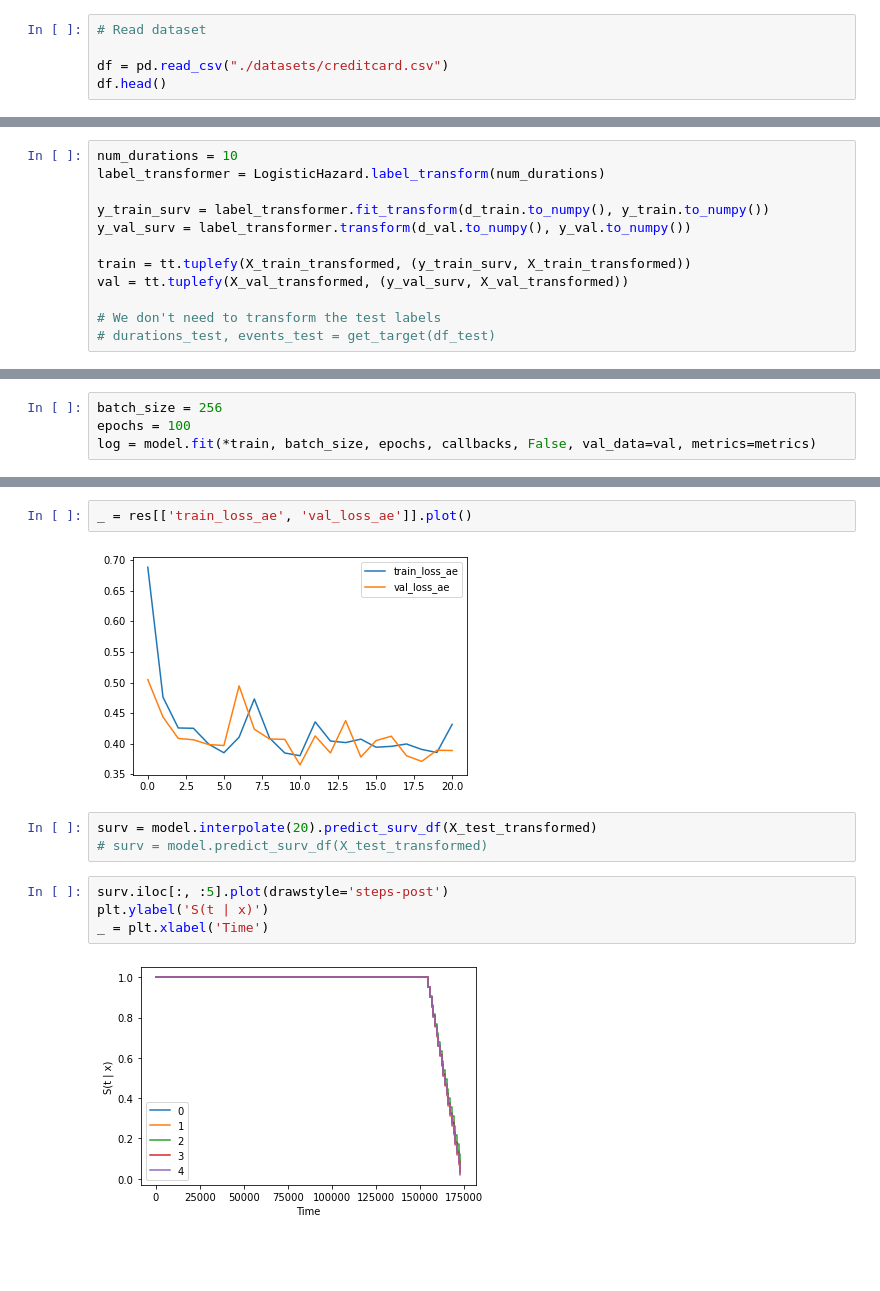
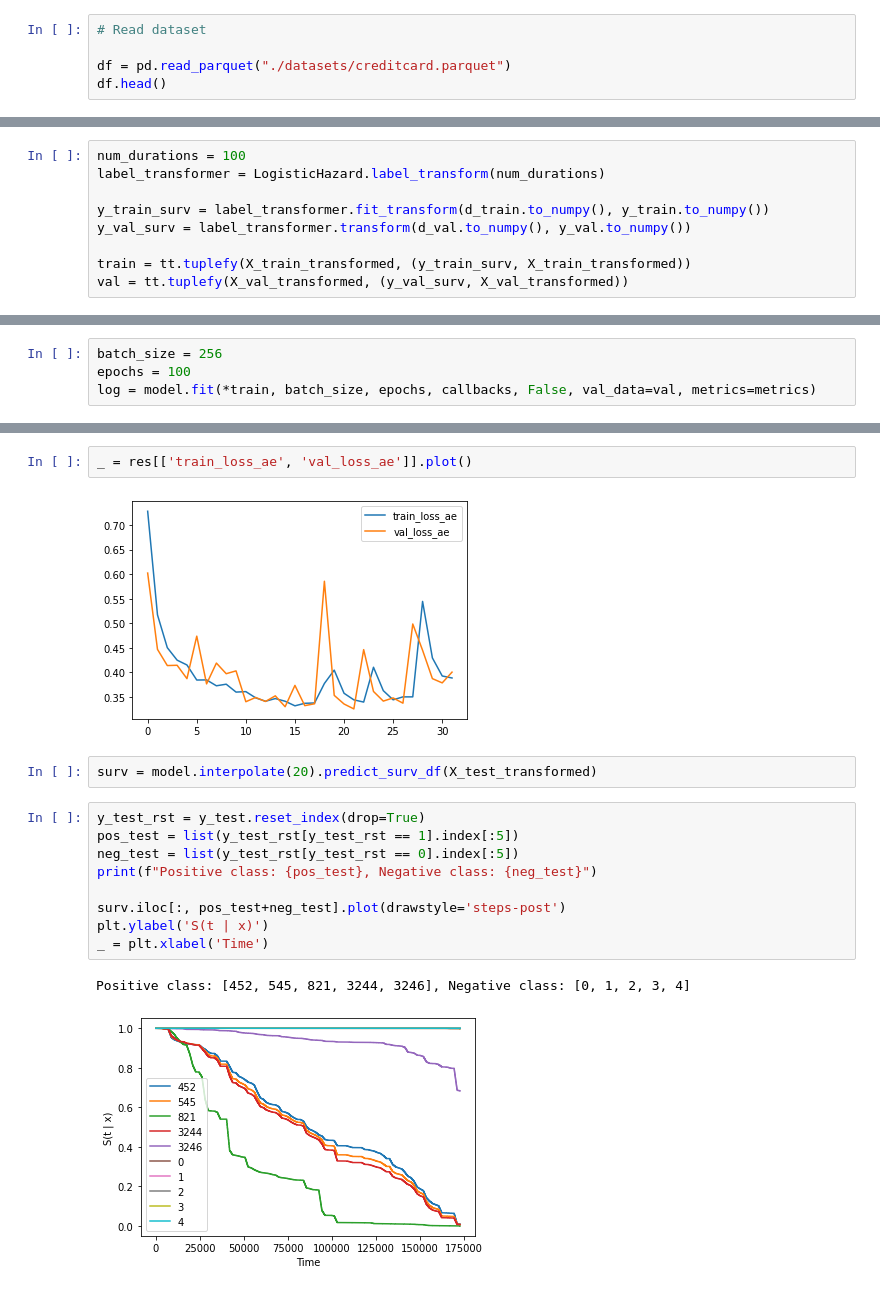
Before and after one commit to munchmuch/ds-blog, a Jupyter notebook: _notebooks/2021-10-24-Survival-analysis-VAE.ipynb, the cells around one changed output, grey strips where cells are left out. Drawn from its saved outputs; the diff is of its cells as text; blank space fills up the shorter version.

```diff
--- a/_notebooks/2021-10-24-Survival-analysis-VAE.ipynb
+++ b/_notebooks/2021-10-24-Survival-analysis-VAE.ipynb
@@ -36,7 +36,7 @@ The dataset that I'll be working on is taken from [Kaggle](https://www.kaggle.co
 # %%
 # Read dataset
 
-df = pd.read_csv("./datasets/creditcard.csv")
+df = pd.read_parquet("./datasets/creditcard.parquet")
 df.head()
 # %% [output]
 |  | Time | V1 | V2 | V3 | V4 | V5 | V6 | V7 | V8 | V9 | ... | ... |
@@ -115,5 +99,5 @@ array([[-0.15294845,  0.2332766 ,  0.80055636, ..., -0.09063827,
 # %%
-num_durations = 10
+num_durations = 100
 label_transformer = LogisticHazard.label_transform(num_durations)
 
 y_train_surv = label_transformer.fit_transform(d_train.to_numpy(), y_train.to_numpy())
@@ -121,9 +105,6 @@ y_val_surv = label_transformer.transform(d_val.to_numpy(), y_val.to_numpy())
 
 train = tt.tuplefy(X_train_transformed, (y_train_surv, X_train_transformed))
 val = tt.tuplefy(X_val_transformed, (y_val_surv, X_val_transformed))
-
-# We don't need to transform the test labels
-# durations_test, events_test = get_target(df_test)
 # %%
 class NetAESurv(nn.Module):
     def __init__(self, in_features, encoded_features, out_features):
@@ -246,13 +207,18 @@ _ = res[['train_loss_surv', 'val_loss_surv']].plot()
 # %%
 _ = res[['train_loss_ae', 'val_loss_ae']].plot()
 # %% [output]
-[figure, old version]
+[figure, new version]
 # %%
 surv = model.interpolate(20).predict_surv_df(X_test_transformed)
-# surv = model.predict_surv_df(X_test_transformed)
 # %%
-surv.iloc[:, :5].plot(drawstyle='steps-post')
+y_test_rst = y_test.reset_index(drop=True)
+pos_test = list(y_test_rst[y_test_rst == 1].index[:5])
+neg_test = list(y_test_rst[y_test_rst == 0].index[:5])
+print(f"Positive class: {pos_test}, Negative class: {neg_test}")
+
+surv.iloc[:, pos_test+neg_test].plot(drawstyle='steps-post')
 plt.ylabel('S(t | x)')
 _ = plt.xlabel('Time')
 # %% [output]
+Positive class: [452, 545, 821, 3244, 3246], Negative class: [0, 1, 2, 3, 4]
-[figure, old version]
+[figure, new version]
```
Also changed, not shown: parts of 12 cells of this notebook.
